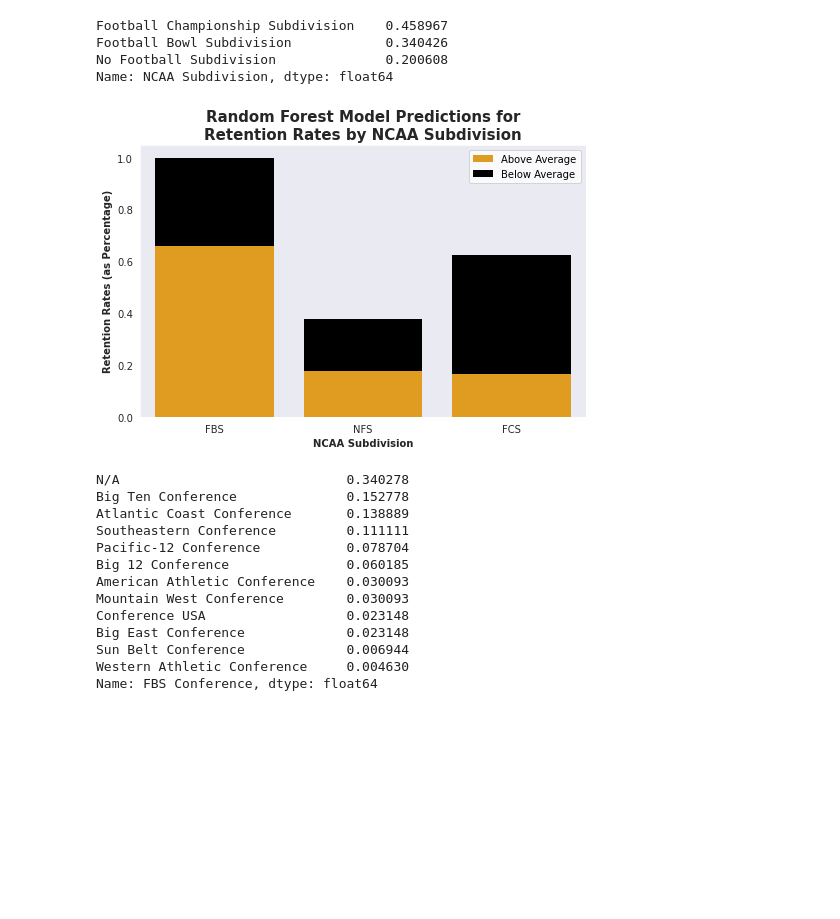
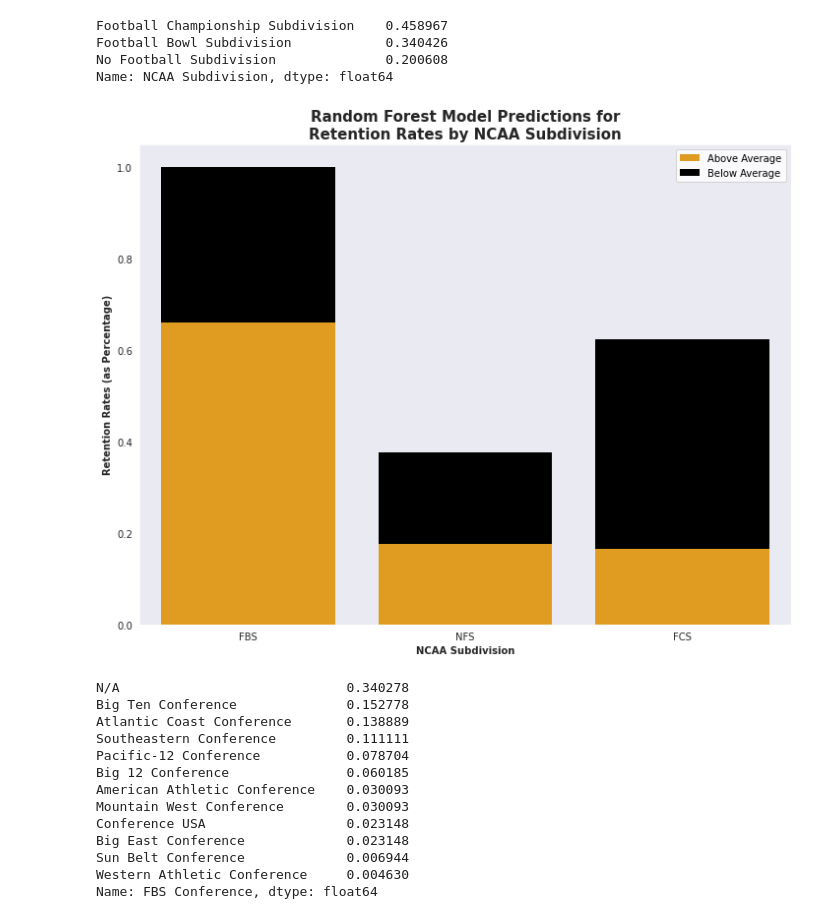
Before and after one commit to Shoemaker703/college_retention, a Jupyter notebook: Summary Notebook.ipynb, the cells around one changed output. Cells and saved outputs as stored; diff of their text form; code cells hidden in the pictures; blank space fills up the shorter version.

```diff
--- a/Summary Notebook.ipynb
+++ b/Summary Notebook.ipynb
@@ -1142,22 +1180,22 @@ Name: NCAA Subdivision, dtype: float64
 # %%
 labels = ['FBS', 'NFS', 'FCS']
 ab = [0.659722, 0.175926, 0.164352]
 be = [0.340426, 0.200608, 0.458967]
 
 with sns.axes_style('dark'):
-    fig, ax = plt.subplots(figsize=(7,5))
+    fig, ax = plt.subplots(figsize=(10,8))
 
 sns.barplot(labels, ab, label='Above Average',color='orange')
 sns.barplot(labels, be, label='Below Average', bottom=ab, color='black')
 
-ax.set_title('Random Forest Model Predictions for\nRetention Rates by NCAA Subdivision', fontweight='bold', fontsize=15)
-ax.set_xlabel('NCAA Subdivision', fontweight='bold', fontsize=10)
-ax.set_ylabel('Retention Rates (as Percentage)', fontweight='bold', fontsize=10)
+ax.set_title('Random Forest Model Predictions for\nRetention Rates by NCAA Subdivision', fontsize=15,fontweight='bold')
+ax.set_xlabel('NCAA Subdivision', fontsize=10,fontweight='bold')
+ax.set_ylabel('Retention Rates (as Percentage)', fontsize=10,fontweight='bold')
 ax.legend()
 plt.tight_layout()
 plt.savefig('Images/ncaa_preds_stacked.png');
 # %% [output]
-[figure, old version]
+[figure, new version]
 # %%
 above_average_preds['FBS Conference'].value_counts(normalize=True)
 # %% [output]
```
Also changed, not shown: parts of 19 cells of this notebook, 7 other files.
